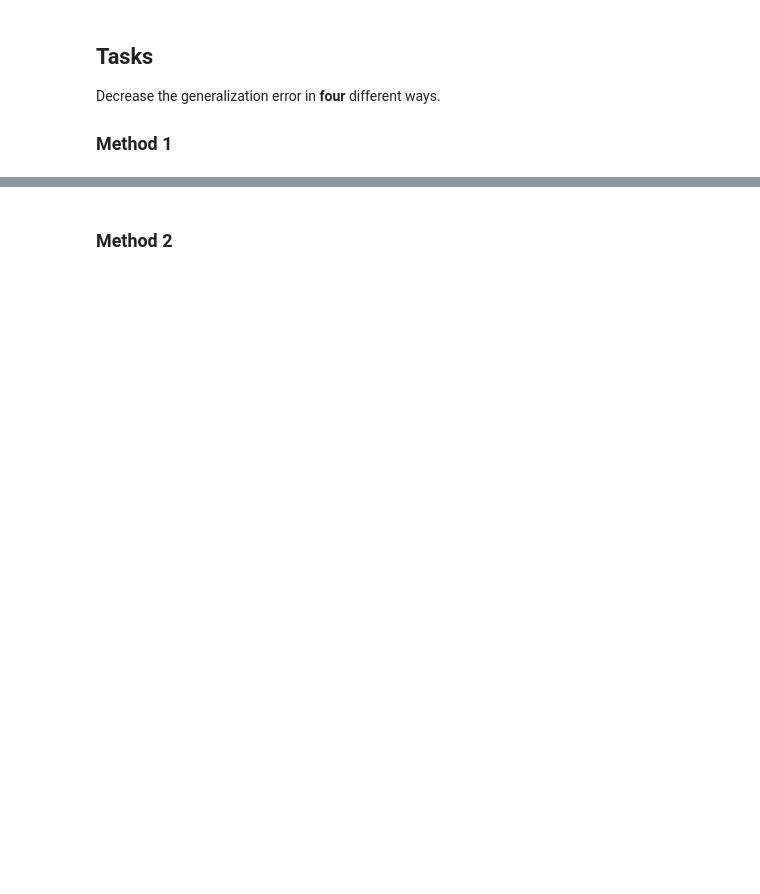
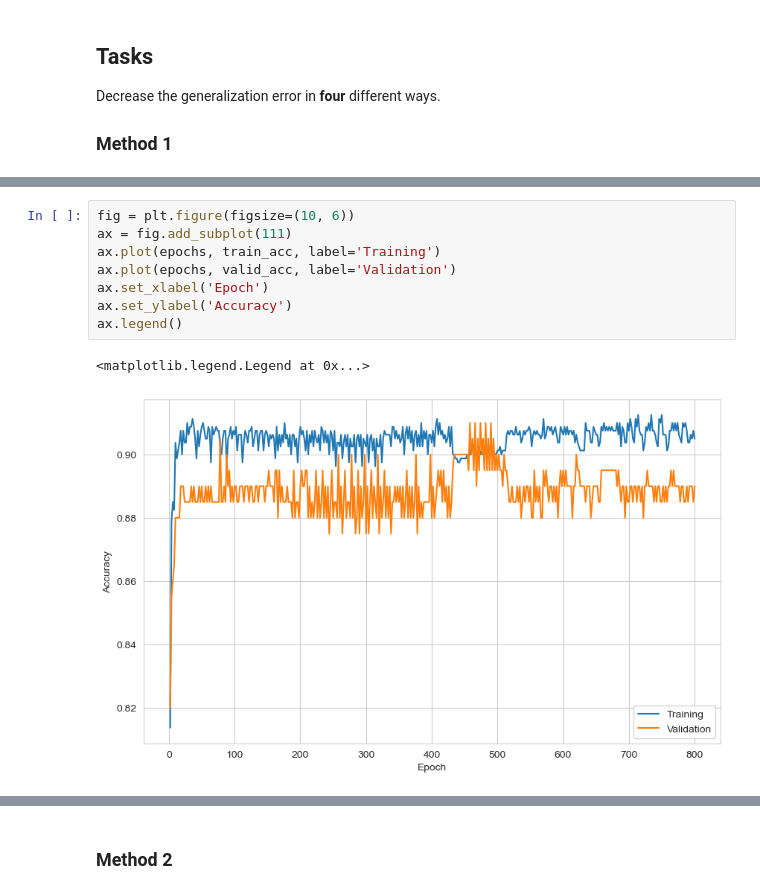
Before and after one commit to TangoMango223/MMAI5500, a Jupyter notebook: lecture_notes/lecture_3/MMAI5500_class03_regularization.ipynb, the cells around one changed output, grey strips where cells are left out. Cells and saved outputs as stored; diff of their text form; blank space fills up the shorter version.

```diff
--- a/lecture_notes/lecture_3/MMAI5500_class03_regularization.ipynb
+++ b/lecture_notes/lecture_3/MMAI5500_class03_regularization.ipynb
@@ -186,0 +282,11 @@ Decrease the generalization error in **four** different ways.
+# %%
+fig = plt.figure(figsize=(10, 6))
+ax = fig.add_subplot(111)
+ax.plot(epochs, train_acc, label='Training')
+ax.plot(epochs, valid_acc, label='Validation')
+ax.set_xlabel('Epoch')
+ax.set_ylabel('Accuracy')
+ax.legend()
+# %% [output]
+<matplotlib.legend.Legend at 0x...>
+[figure, added]
```
Also changed, not shown: parts of 19 cells of this notebook, 41 other files.
